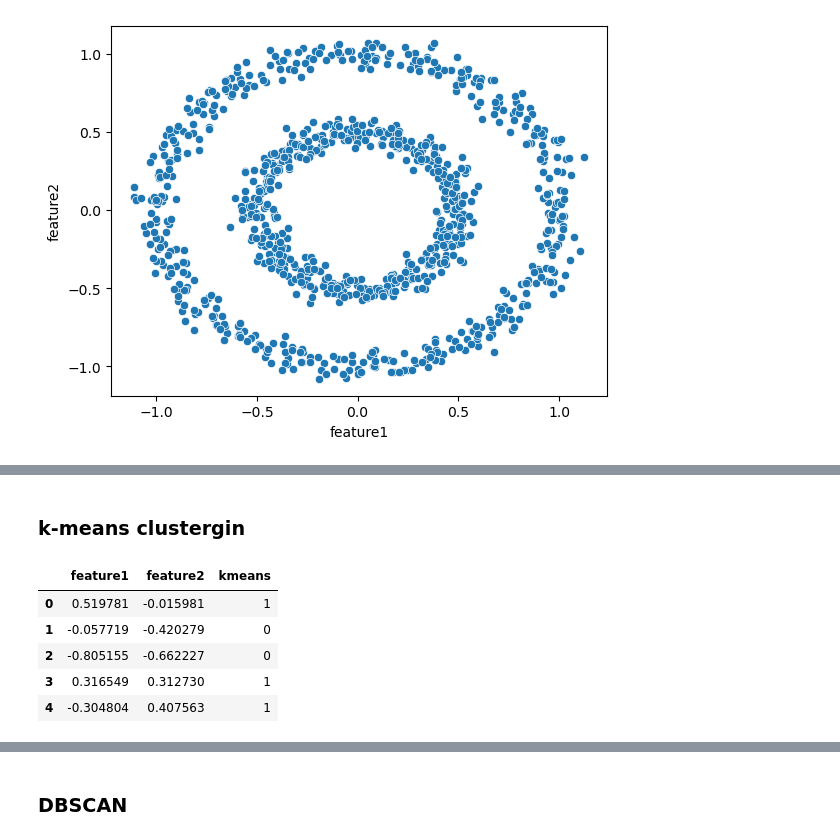
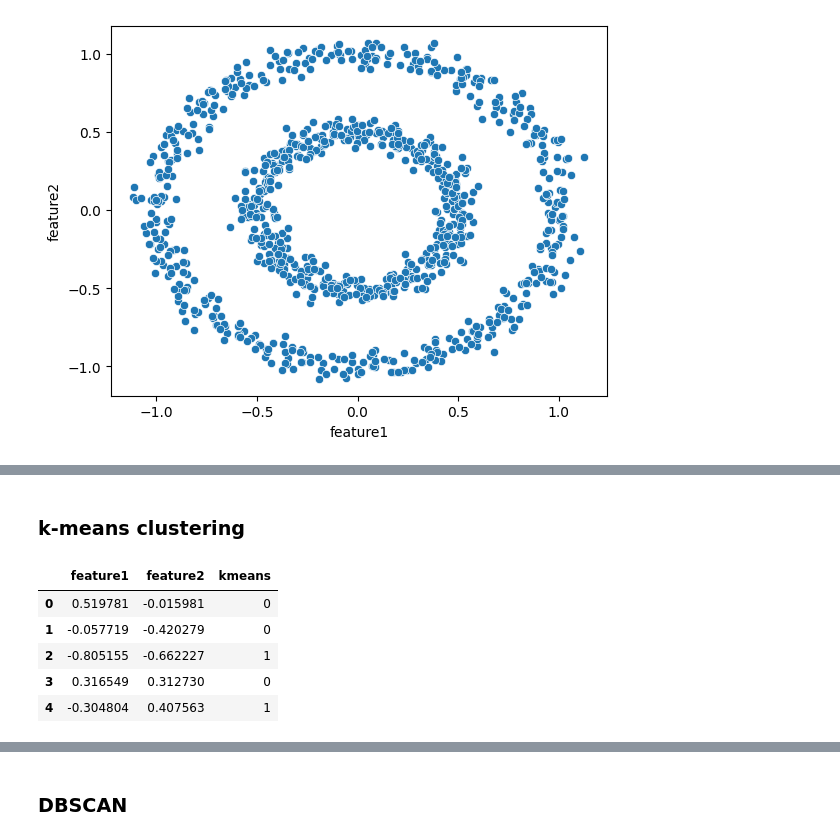
Before and after one commit to jimmynkim/MS_MachineLearning, a Jupyter notebook: 06_군집화_기본/06_군집화_알고리즘_DBSCAN.ipynb, the cells around one changed output, grey strips where cells are left out. Cells and saved outputs as stored; diff of their text form; code cells hidden in the pictures.

```diff
--- a/06_군집화_기본/06_군집화_알고리즘_DBSCAN.ipynb
+++ b/06_군집화_기본/06_군집화_알고리즘_DBSCAN.ipynb
@@ -36,15 +69,15 @@ plt.show()
 # %% [markdown]
-### k-means clustergin
+### k-means clustering
 # %%
 from sklearn.cluster import KMeans
-km = KMeans(n_clusters=2)
+km = KMeans(n_clusters=2, n_init='auto', random_state=0)
 df['kmeans'] = km.fit_predict(X)
 
 df.head()
 # %% [output]
 |  | feature1 | feature2 | kmeans |
-| 0 | 0.519781 | -0.015981 | 1 |
+| 0 | 0.519781 | -0.015981 | 0 |
 | 1 | -0.057719 | -0.420279 | 0 |
-| 2 | -0.805155 | -0.662227 | 0 |
-| 3 | 0.316549 | 0.312730 | 1 |
+| 2 | -0.805155 | -0.662227 | 1 |
+| 3 | 0.316549 | 0.312730 | 0 |
 | 4 | -0.304804 | 0.407563 | 1 |
```
Also changed, not shown: parts of 18 cells of this notebook.
